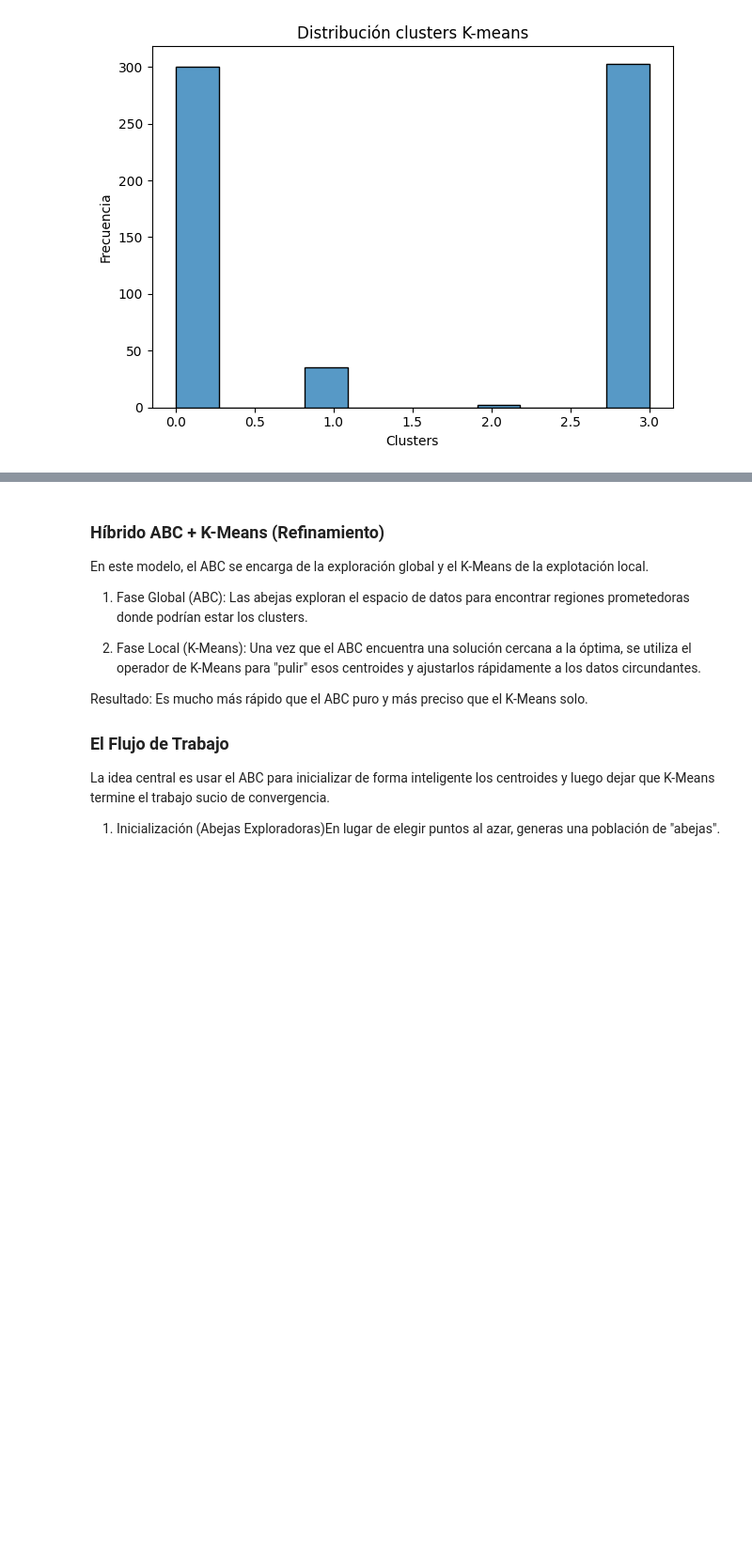
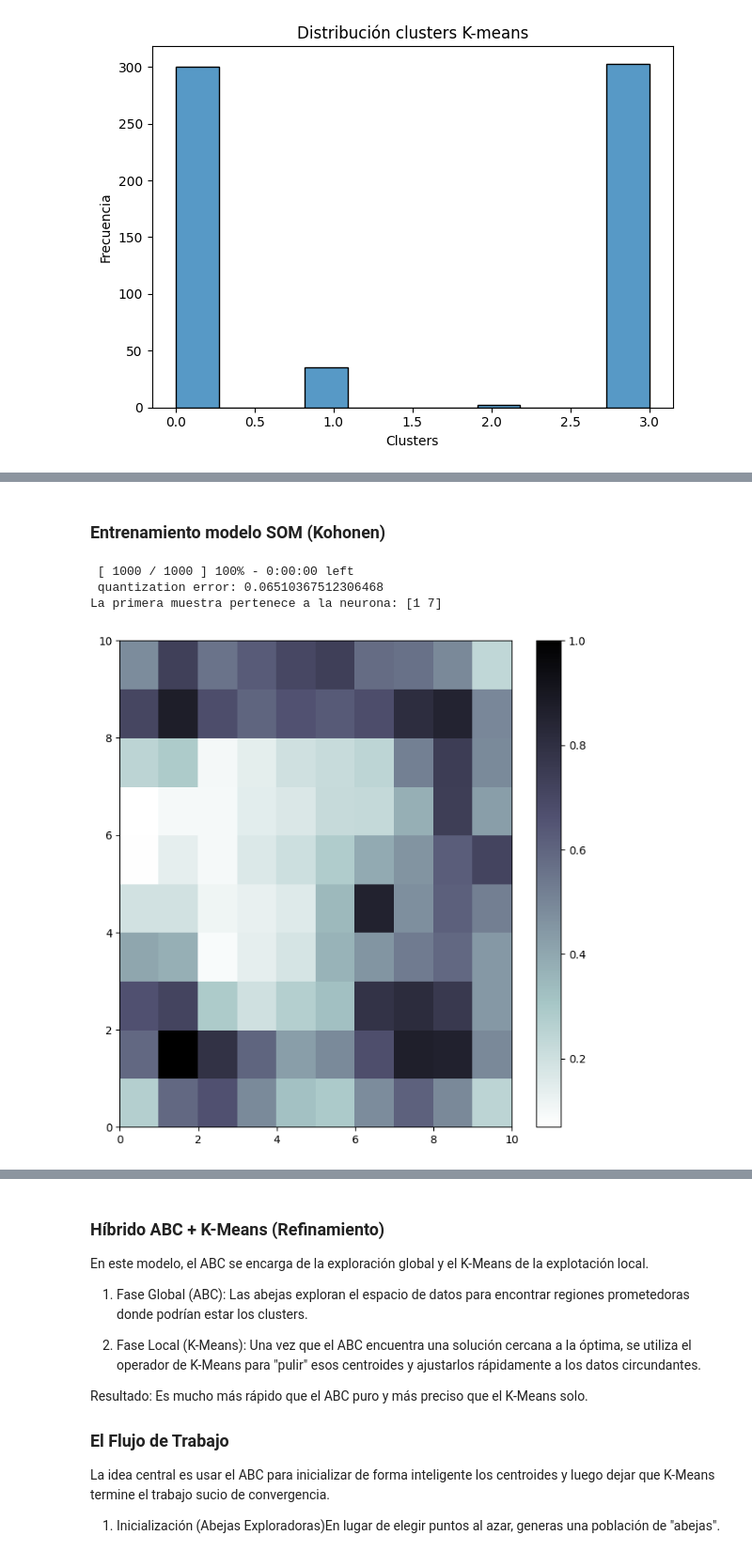
Before and after one commit to mikdevio/leachates_classification_model, a Jupyter notebook: notebooks/02_entrenamiento.ipynb, the cells around one changed output, grey strips where cells are left out. Shown at 94% size. Saved outputs shown, nothing was run; the diff lists cells and outputs as text; code cells hidden in the pictures; blank space fills up the shorter version.

Commit message:
fea: Add more models to compare with: Autoencoder and SOM

```diff
--- a/notebooks/02_entrenamiento.ipynb
+++ b/notebooks/02_entrenamiento.ipynb
@@ -209,9 +214,12 @@ El n_cluster optimo 4
 
 Una vez identificado el número de grupos (supongamos que el "codo" está en 3 o 4 clusters), ejecutamos el entrenamiento final.
 # %%
+data_pc10 = data.drop(columns=['referencia', 'fecha'], axis=0)
+
 # Entrenamos con el número de clusters elegido
-model_abck = KMeans(n_clusters=n_clusters_opt, init='k-means++', random_state=42)
-clusters_abck = model_abck.fit_predict(X_unsupervised)
+model_knn = KMeans(n_clusters=n_clusters_opt, init='k-means++', random_state=42)
+clusters_knn = model_knn.fit_predict(data_pc10)
+centroides_knn = model_knn.cluster_centers_
 # %% [markdown]
 ### Gráfico de Dispersión 2D (Visualización Estándar)
 
@@ -319,0 +411,46 @@ plt.show()
+# %% [markdown]
+### Entrenamiento modelo SOM (Kohonen)
+# %%
+# 1. Simulación/Carga de tus 10 componentes PCA (640 filas)
+# data = tu_dataframe_pca.values
+# data = np.random.rand(640, 10)
+
+# El SOM es sensible a la escala. Escalamos de 0 a 1.
+scaler = MinMaxScaler()
+data_scaled_som = scaler.fit_transform(data_pc10)
+
+# 2. Configuración del SOM
+# Para 640 muestras, una rejilla de 10x10 neuronas suele ser adecuada
+som_grid_rows = 10
+som_grid_cols = 10
+input_len = data_scaled_som.shape[1] # Tus 10 componentes PCA
+
+som = MiniSom(som_grid_rows, som_grid_cols, input_len,
+              sigma=1.0, learning_rate=0.5, random_seed=42)
+
+# Inicialización de pesos y entrenamiento
+som.pca_weights_init(data_scaled_som)
+som.train_random(data_scaled_som, num_iteration=1000, verbose=True)
+
+# 3. Visualización del "U-Matrix" (Mapa de Distancias)
+# Los colores oscuros son grupos de datos, los claros son "fronteras"
+plt.figure(figsize=(8, 8))
+plt.pcolor(som.distance_map().T, cmap='bone_r') # Distancia entre neuronas
+plt.colorbar()
+
+# 4. Obtener a qué "neurona" (cluster) pertenece cada muestra
+# Cada fila de tu base de datos se asigna a una coordenada (x, y)
+clusters = np.array([som.winner(x) for x in data_scaled_som])
+
+# Ejemplo: Ver la coordenada de la primera muestra de agua
+print(f"La primera muestra pertenece a la neurona: {clusters[0]}")
+
+# 5. Obtener los "Centroides"
+# En un SOM, los pesos de cada neurona actúan como el centroide de ese grupo
+pesos = som.get_weights()
+# pesos[x, y] te daría el perfil químico promedio de ese punto del mapa
+# %% [output]
+ [ 1000 / 1000 ] 100% - 0:00:00 left
+ quantization error: 0.06510367512306468
+La primera muestra pertenece a la neurona: [1 7]
+[figure, added]
```
Also changed, not shown: parts of 15 cells of this notebook, 6 other files.
